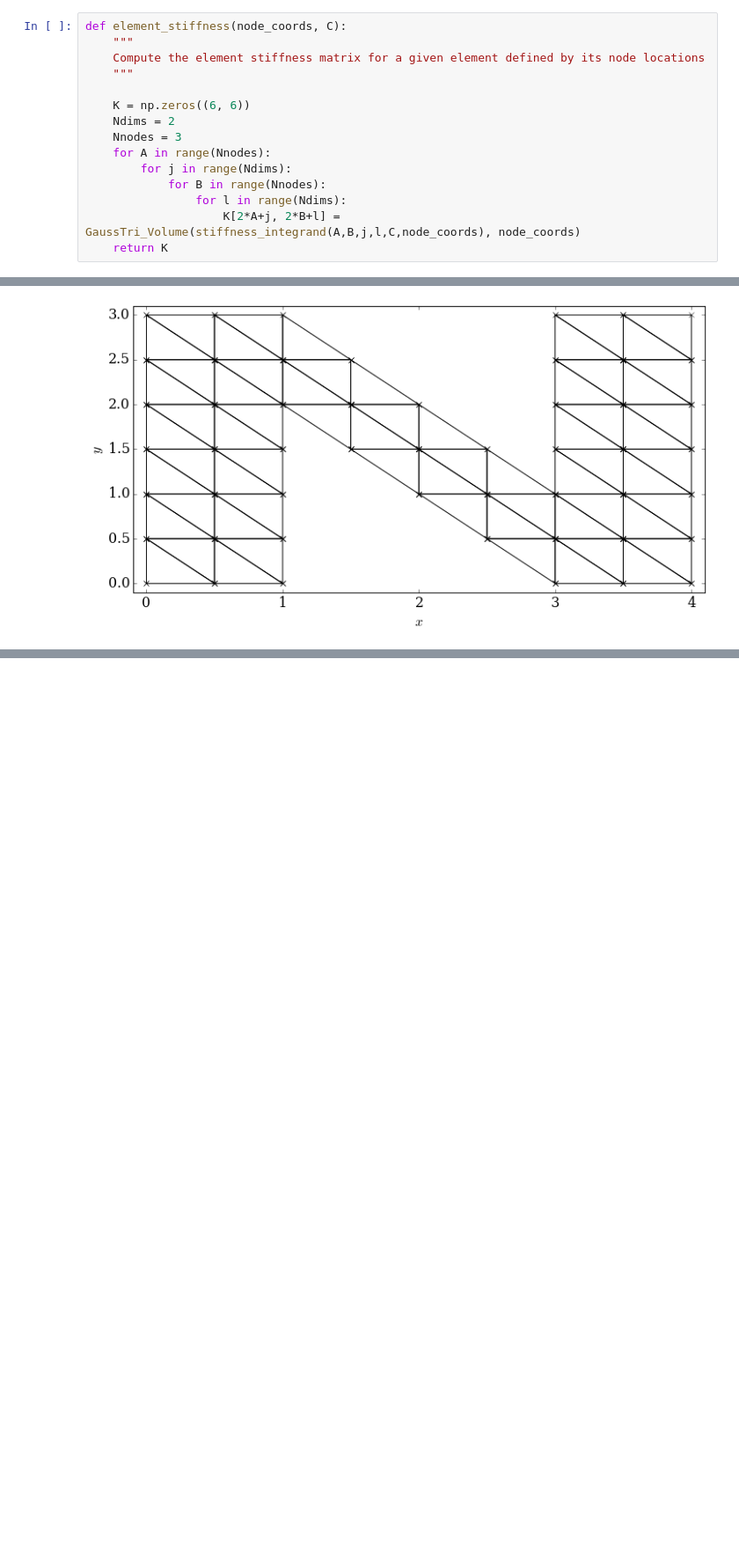
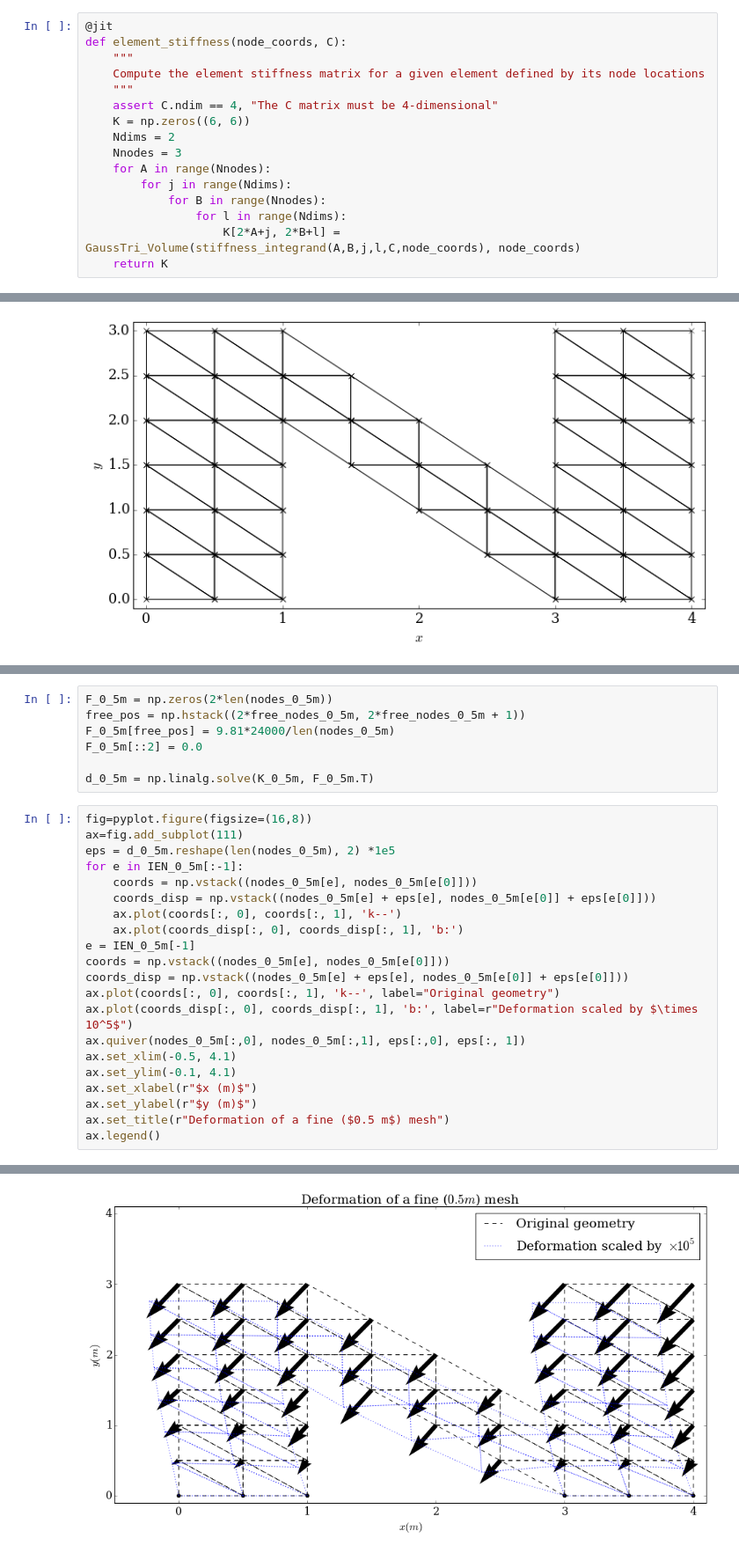
Before and after one commit to KDra/CompSimulation, a Jupyter notebook: FE/Coursework-04-Finite-Elements.ipynb, the cells around one changed output, grey strips where cells are left out. Shown at 88% size. Drawn from its saved outputs; the diff is of its cells as text; blank space fills up the shorter version.

```diff
--- a/FE/Coursework-04-Finite-Elements.ipynb
+++ b/FE/Coursework-04-Finite-Elements.ipynb
@@ -222,11 +188,12 @@ def stiffness_integrand(A, B, j, l, C, node_coords):
 
     return integrand
 # %%
+@jit
 def element_stiffness(node_coords, C):
     """
     Compute the element stiffness matrix for a given element defined by its node locations
     """
-
+    assert C.ndim == 4, "The C matrix must be 4-dimensional"
     K = np.zeros((6, 6))
     Ndims = 2
     Nnodes = 3
@@ -499,0 +506,29 @@ pyplot.ylabel(r"$y$")
+# %%
+F_0_5m = np.zeros(2*len(nodes_0_5m))
+free_pos = np.hstack((2*free_nodes_0_5m, 2*free_nodes_0_5m + 1))
+F_0_5m[free_pos] = 9.81*24000/len(nodes_0_5m)
+F_0_5m[::2] = 0.0
+
+d_0_5m = np.linalg.solve(K_0_5m, F_0_5m.T)
+# %%
+fig=pyplot.figure(figsize=(16,8))
+ax=fig.add_subplot(111)
+eps = d_0_5m.reshape(len(nodes_0_5m), 2) *1e5
+for e in IEN_0_5m[:-1]:
+    coords = np.vstack((nodes_0_5m[e], nodes_0_5m[e[0]]))
+    coords_disp = np.vstack((nodes_0_5m[e] + eps[e], nodes_0_5m[e[0]] + eps[e[0]]))
+    ax.plot(coords[:, 0], coords[:, 1], 'k--')
+    ax.plot(coords_disp[:, 0], coords_disp[:, 1], 'b:')
+e = IEN_0_5m[-1]
+coords = np.vstack((nodes_0_5m[e], nodes_0_5m[e[0]]))
+coords_disp = np.vstack((nodes_0_5m[e] + eps[e], nodes_0_5m[e[0]] + eps[e[0]]))
+ax.plot(coords[:, 0], coords[:, 1], 'k--', label="Original geometry")
+ax.plot(coords_disp[:, 0], coords_disp[:, 1], 'b:', label=r"Deformation scaled by $\times 10^5$")
+ax.quiver(nodes_0_5m[:,0], nodes_0_5m[:,1], eps[:,0], eps[:, 1])
+ax.set_xlim(-0.5, 4.1)
+ax.set_ylim(-0.1, 4.1)
+ax.set_xlabel(r"$x (m)$")
+ax.set_ylabel(r"$y (m)$")
+ax.set_title(r"Deformation of a fine ($0.5 m$) mesh")
+ax.legend()
+# %% [output]
@@ -499,0 +536 @@ pyplot.ylabel(r"$y$")
+[figure, added]
```
Also changed, not shown: parts of 19 cells of this notebook, 2 other files.
